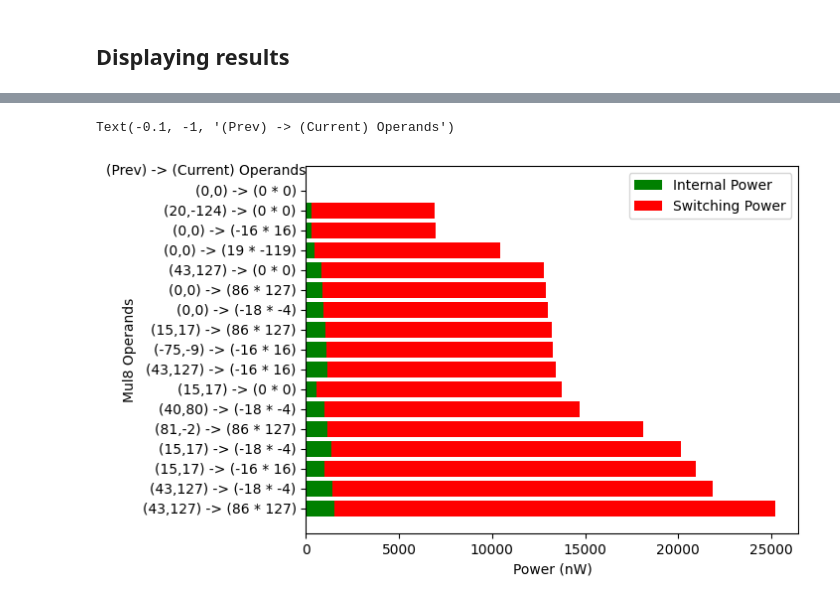
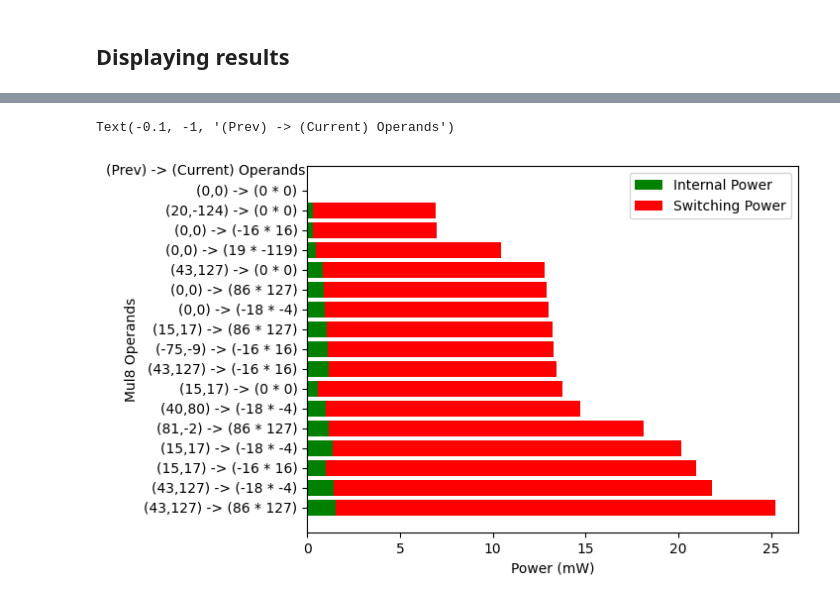
Before and after one commit to nayiri-k/energy-char, a Jupyter notebook: jupyter-notebooks/flow-mul.ipynb, the cells around one changed output, grey strips where cells are left out. Cells and saved outputs as stored; diff of their text form; code cells hidden in the pictures.

```diff
--- a/jupyter-notebooks/flow-mul.ipynb
+++ b/jupyter-notebooks/flow-mul.ipynb
@@ -212,8 +209,8 @@ for tb_name in tests_dict:
             if line.strip().endswith(f"/{design}/{dut_instance}") and len(line.split())==8:
                 words = line.split()
                 tests_dict[tb_name]['leakage_power'] = float(words[2])*1000
-                tests_dict[tb_name]['internal_power'] = float(words[3])*1000
-                tests_dict[tb_name]['switching_power'] = float(words[4])*1000
+                tests_dict[tb_name]['internal_power'] = float(words[3])
+                tests_dict[tb_name]['switching_power'] = float(words[4])
                 tests_dict[tb_name]['total_power'] = float(words[5])*1000
 
 # leakage_power, internal_power, switching_power, total_power
@@ -224,27 +226,27 @@ for tb_name in tests_dict:
 # %%
 tests_sorted = [t for _,t in sorted([(tests_dict[t]['total_power'],t) for t in tests_dict if 'total_power' in tests_dict[t]])]
 power_sorted = [tests_dict[t]['total_power'] for t in tests_sorted]
 switching = [tests_dict[t]['switching_power'] for t in tests_sorted]
 internal = [tests_dict[t]['internal_power'] for t in tests_sorted]
 names = list(map(get_test_name,tests_sorted))
 
 fig, ax = plt.subplots()
 
 y_pos = np.arange(len(names))
 
 # ax.barh(y_pos, power_sorted, align='center')
 ax.barh(y_pos, internal, align='center', color='g', label='Internal Power')
 ax.barh(y_pos, switching, left=internal, align='center', color='r', label='Switching Power')
 ax.set_yticks(y_pos, labels=names)
 ax.invert_yaxis()  # labels read top-to-bottom
-ax.set_xlabel('Power (nW)')
+ax.set_xlabel('Power (mW)')
 ax.set_ylabel('Mul8 Operands')
 plt.legend()
 tb_name = '(Prev) -> (Current) Operands'
 plt.text(-0.1,-1,tb_name,horizontalalignment='right',verticalalignment='center')
 # plt.show()
 # Note: Multiplying two 8 bit numbers -> 16 bit number in general, but they're two's complements; so 15 bit number 16384 at max (-128 * -128)
 #
 # %% [output]
 Text(-0.1, -1, '(Prev) -> (Current) Operands')
-[figure, old version]
+[figure, new version]
```
Also changed, not shown: parts of 2 cells of this notebook.
